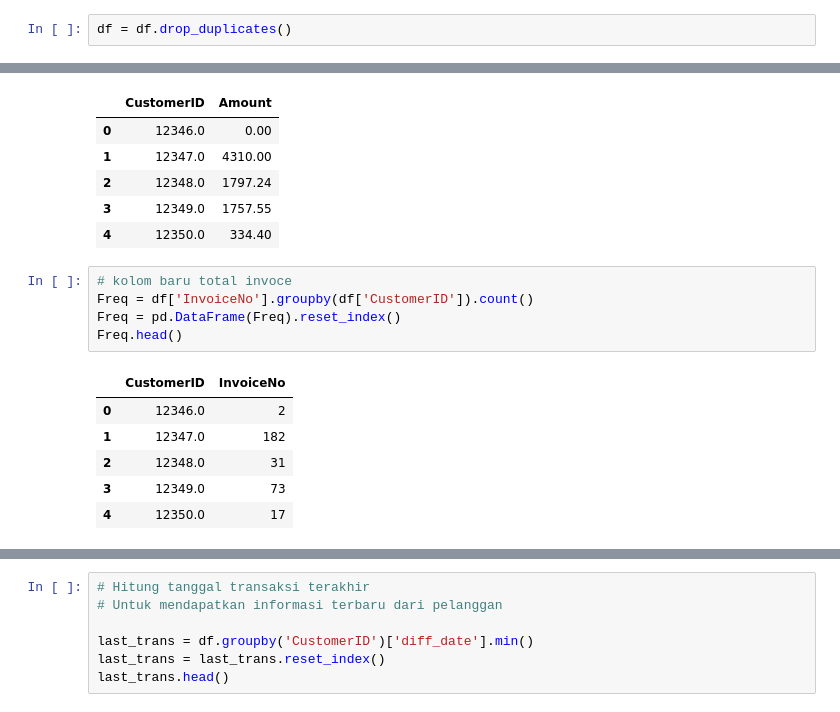
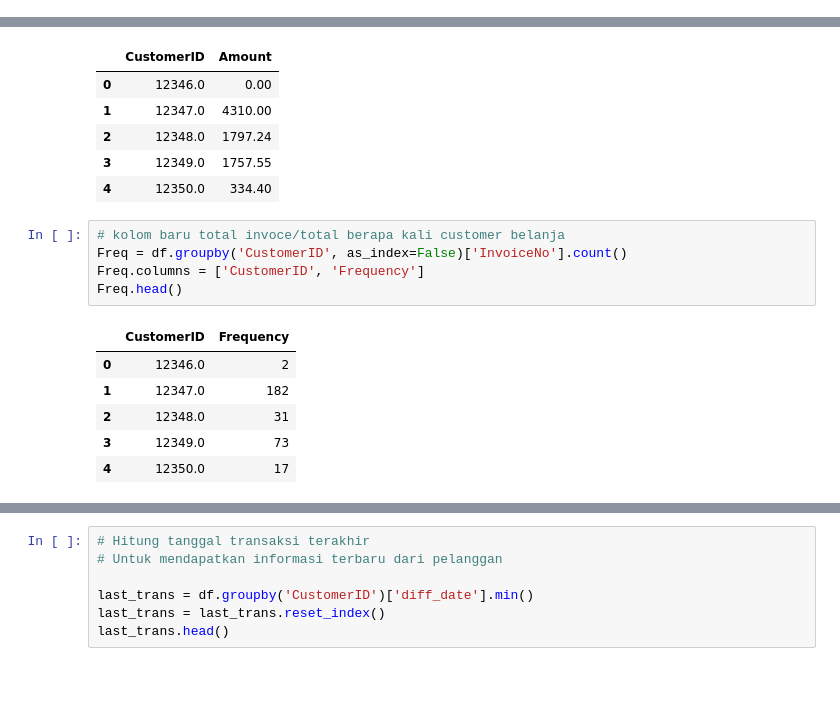
Before and after one commit to lizapk/clustering-uas, a Jupyter notebook: modeling_uas.ipynb, the cells around one changed output, grey strips where cells are left out. Drawn from its saved outputs; the diff is of its cells as text; blank space fills up the shorter version.

```diff
--- a/modeling_uas.ipynb
+++ b/modeling_uas.ipynb
@@ -91,8 +84,6 @@ df.duplicated().sum()
 # DATA PREPARATION
 # %%
 df = df.dropna()
-# %%
-df = df.drop_duplicates()
 # %%
 df.isnull().sum()
 # %% [output]
@@ -153,12 +140,12 @@ amount.head()
 | 3 | 12349.0 | 1757.55 |
 | 4 | 12350.0 | 334.40 |
 # %%
-# kolom baru total invoce
-Freq = df['InvoiceNo'].groupby(df['CustomerID']).count()
-Freq = pd.DataFrame(Freq).reset_index()
+# kolom baru total invoce/total berapa kali customer belanja
+Freq = df.groupby('CustomerID', as_index=False)['InvoiceNo'].count()
+Freq.columns = ['CustomerID', 'Frequency']
 Freq.head()
 # %% [output]
-|  | CustomerID | InvoiceNo |
+|  | CustomerID | Frequency |
 | 0 | 12346.0 | 2 |
 | 1 | 12347.0 | 182 |
 | 2 | 12348.0 | 31 |
```
Also changed, not shown: parts of 45 cells of this notebook.
